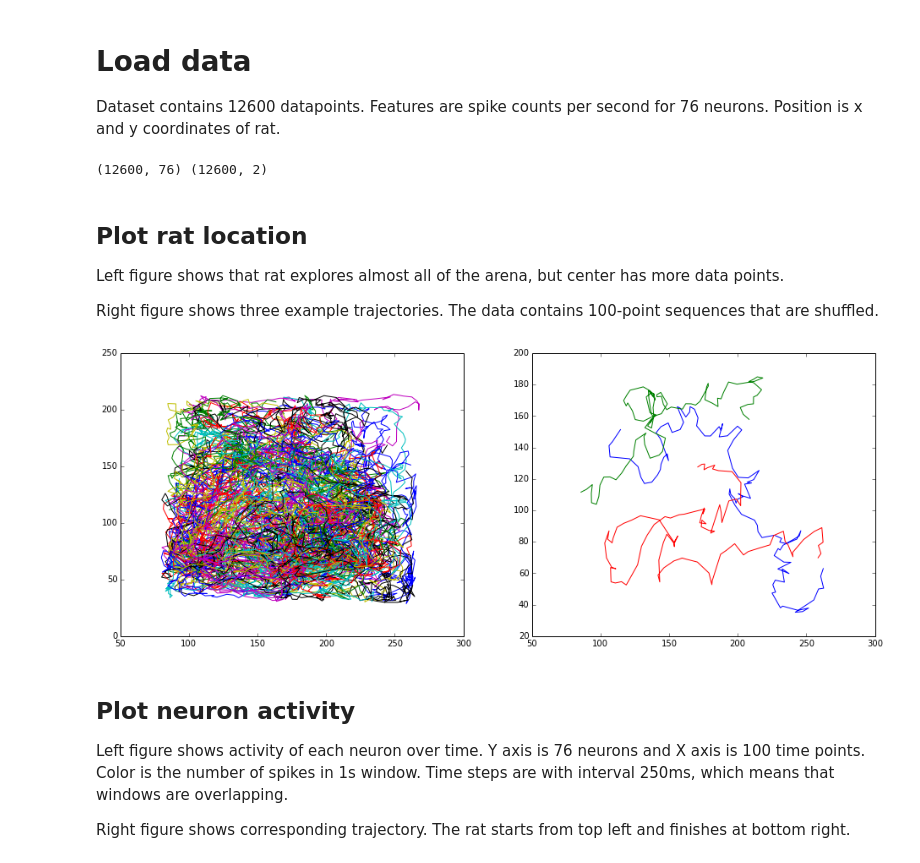
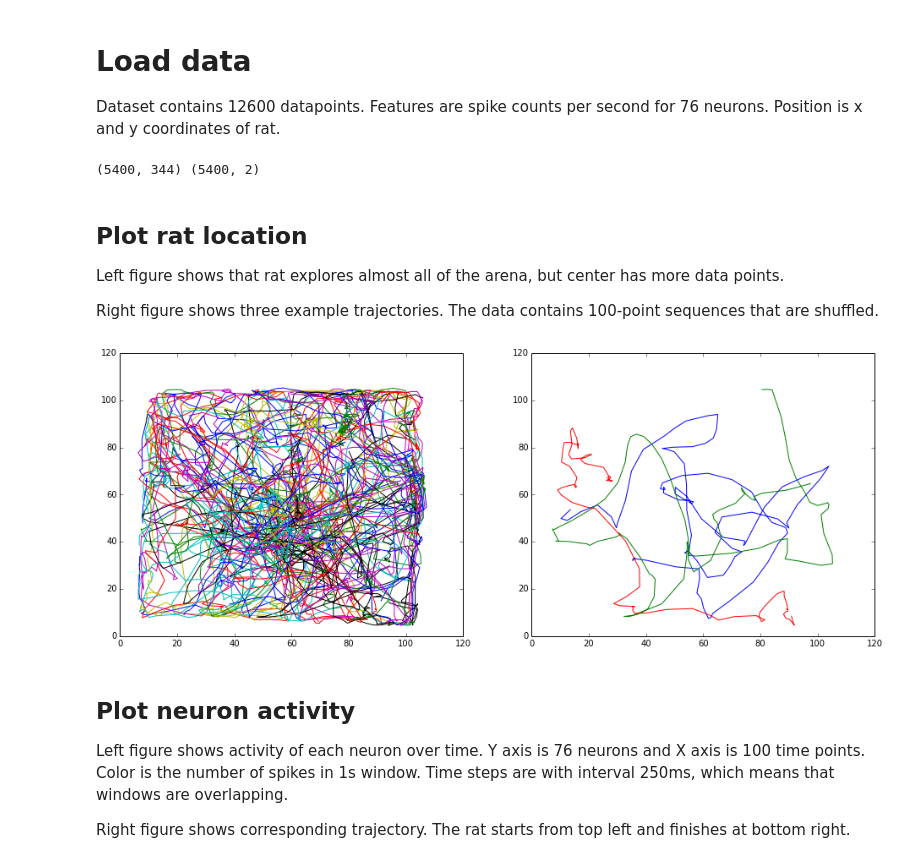
Before and after one commit to afcarl/bnni2015, a Jupyter notebook: baseline/plot.ipynb, the cells around one changed output. Drawn from its saved outputs; the diff is of its cells as text; code cells hidden in the pictures.

Commit message:
New baseline with London data

```diff
--- a/baseline/plot.ipynb
+++ b/baseline/plot.ipynb
@@ -3,15 +3,14 @@
 
 Dataset contains 12600 datapoints. Features are spike counts per second for 76 neurons. Position is x and y coordinates of rat.
 # %%
-from scipy.io import loadmat
+from numpy import loadtxt
 
-data = loadmat("concatenated_1000ms_from250_speed10_bin100.mat")
-features = data["features"]
-position = data["position"]
+features = loadtxt("London_data_2x1000Center_bin100.dat")
+position = loadtxt("London_data_2x1000Center_bin100_pos.dat") / 3.5
 
 print features.shape, position.shape
 # %% [output]
-(12600, 76) (12600, 2)
+(5400, 344) (5400, 2)
 # %% [markdown]
 ## Plot rat location
 
@@ -21,20 +20,20 @@ Right figure shows three example trajectories. The data contains 100-point seque
 # %%
 %matplotlib inline
 import matplotlib.pyplot as plt
 import numpy as np
 
 plt.figure(figsize=(16,6))
 
 plt.subplot(1,2,1)
-pos = np.reshape(position, (126, 100, 2))
+pos = np.reshape(position, (54, 100, 2))
 plt.plot(pos[:,:,0].T, pos[:,:,1].T);
 
 plt.subplot(1,2,2)
 plt.plot(position[:100,0], position[:100,1])
 plt.plot(position[100:200,0], position[100:200,1])
 plt.plot(position[200:300,0], position[200:300,1]);
 # %% [output]
-[figure, old version]
+[figure, new version]
 # %% [markdown]
 ## Plot neuron activity
 
```
Also changed, not shown: parts of 6 cells of this notebook, 4 other files.
